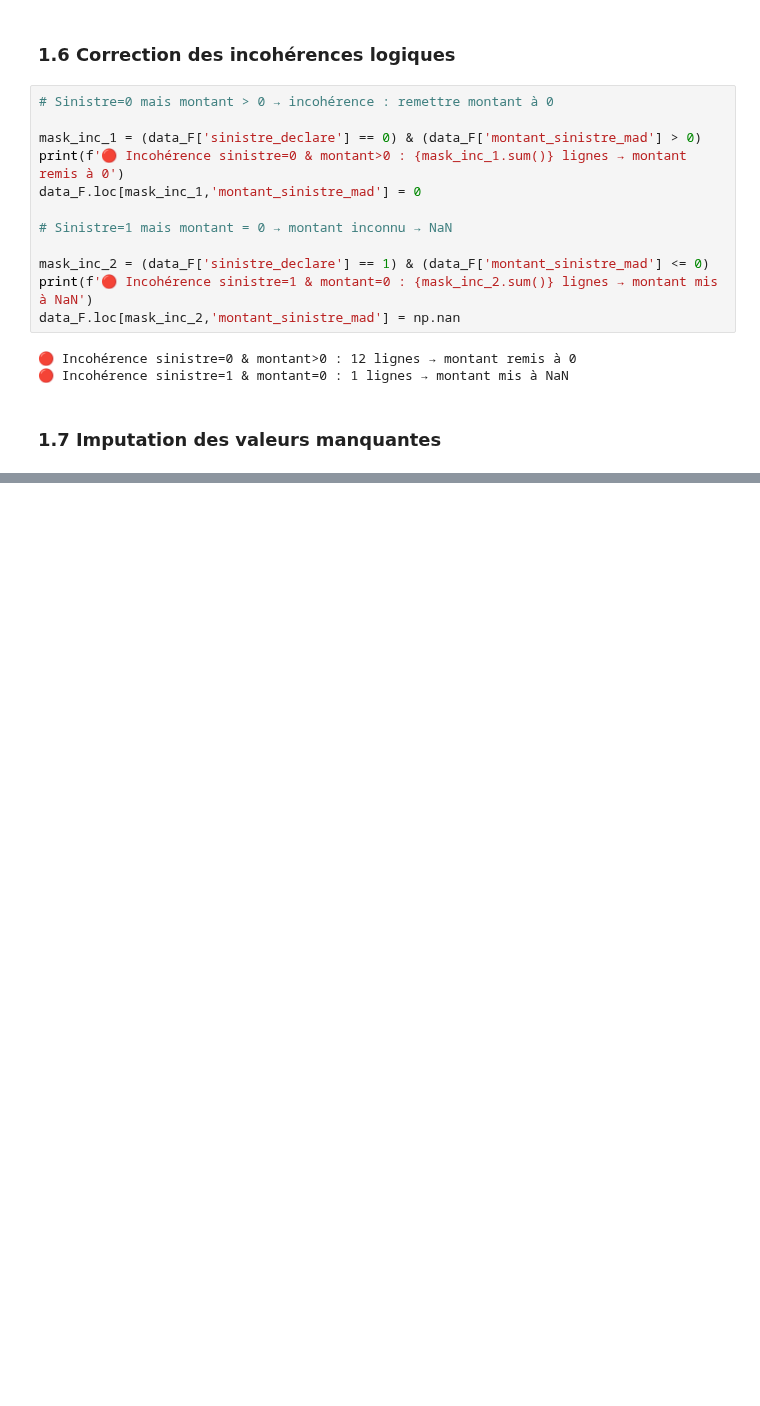
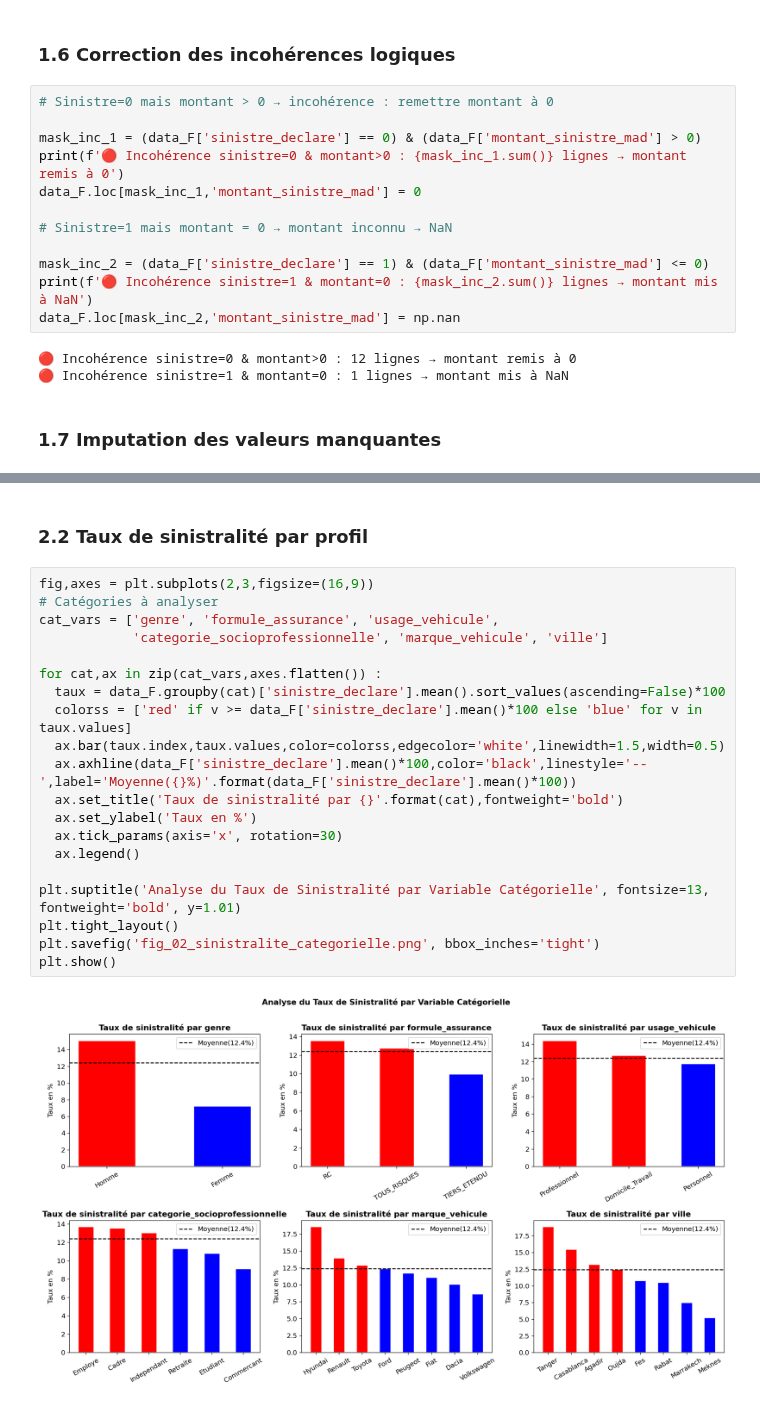
Before and after one commit to imad2014/Analyse-du-Risque-de-Sinistre-Auto-Portefeuille-Marocain, a Jupyter notebook: car_inssurence_project.ipynb, the cells around one changed output, grey strips where cells are left out. Drawn from its saved outputs; the diff is of its cells as text; blank space fills up the shorter version.

```diff
--- a/car_inssurence_project.ipynb
+++ b/car_inssurence_project.ipynb
@@ -259,0 +328,24 @@ data_F.shape
+# %% [markdown]
+### 2.2 Taux de sinistralité par profil
+# %%
+fig,axes = plt.subplots(2,3,figsize=(16,9))
+# Catégories à analyser
+cat_vars = ['genre', 'formule_assurance', 'usage_vehicule',
+            'categorie_socioprofessionnelle', 'marque_vehicule', 'ville']
+
+for cat,ax in zip(cat_vars,axes.flatten()) :
+  taux = data_F.groupby(cat)['sinistre_declare'].mean().sort_values(ascending=False)*100
+  colorss = ['red' if v >= data_F['sinistre_declare'].mean()*100 else 'blue' for v in taux.values]
+  ax.bar(taux.index,taux.values,color=colorss,edgecolor='white',linewidth=1.5,width=0.5)
+  ax.axhline(data_F['sinistre_declare'].mean()*100,color='black',linestyle='--',label='Moyenne({}%)'.format(data_F['sinistre_declare'].mean()*100))
+  ax.set_title('Taux de sinistralité par {}'.format(cat),fontweight='bold')
+  ax.set_ylabel('Taux en %')
+  ax.tick_params(axis='x', rotation=30)
+  ax.legend()
+
+plt.suptitle('Analyse du Taux de Sinistralité par Variable Catégorielle', fontsize=13, fontweight='bold', y=1.01)
+plt.tight_layout()
+plt.savefig('fig_02_sinistralite_categorielle.png', bbox_inches='tight')
+plt.show()
+# %% [output]
+[figure, added]
```
Also changed, not shown: parts of 19 cells of this notebook.
